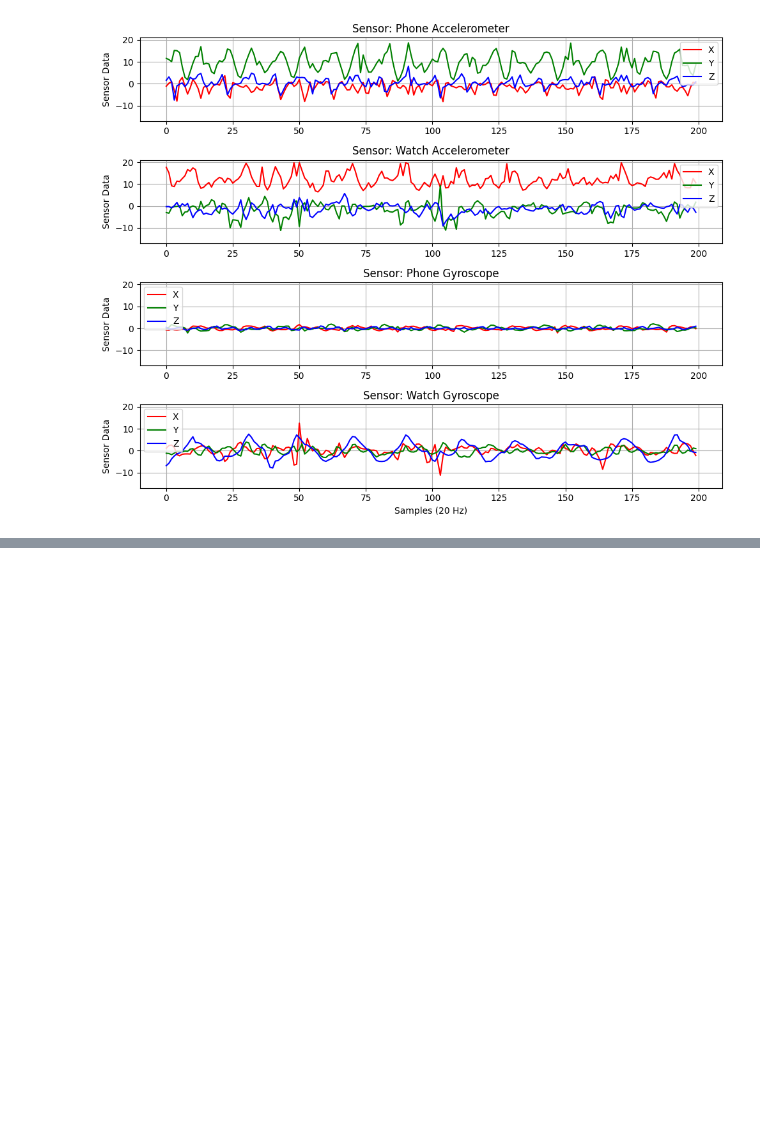
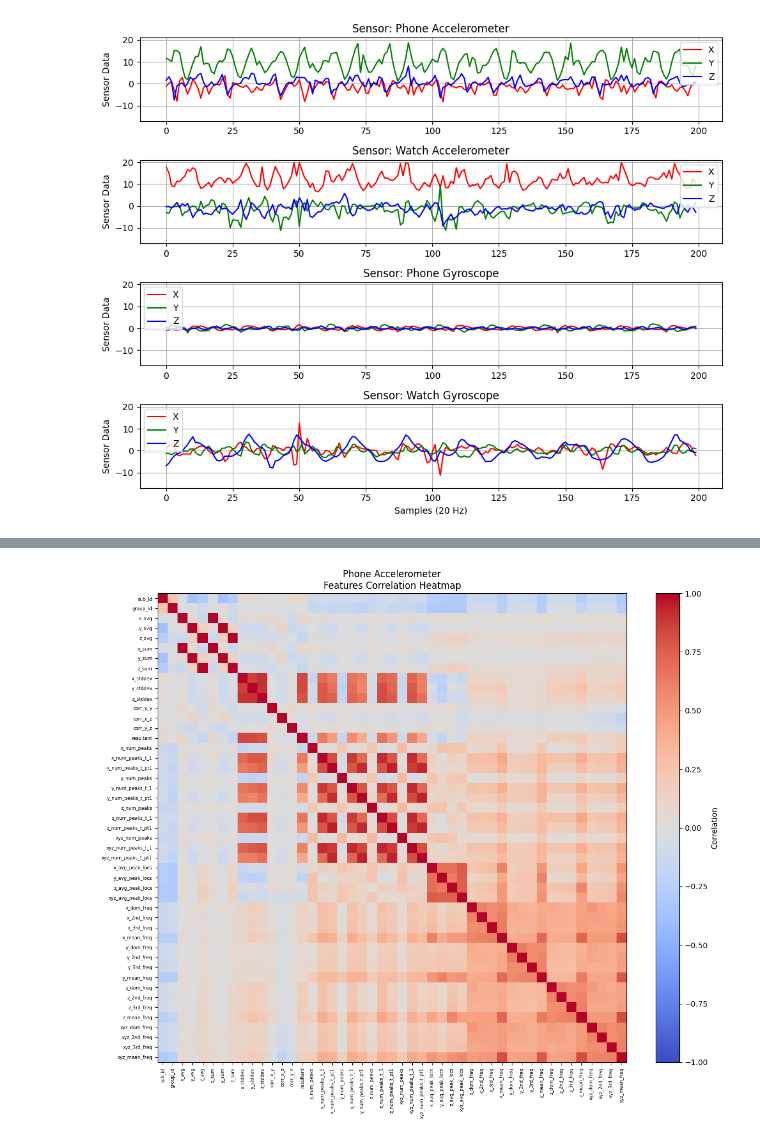
Before and after one commit to tbrehme-v/dse230, a Jupyter notebook: EDA.ipynb, the cells around one changed output, grey strips where cells are left out. Drawn from its saved outputs; the diff is of its cells as text; code cells hidden in the pictures; blank space fills up the shorter version.

Commit message:
bug fix; added corr matricies

```diff
--- a/EDA.ipynb
+++ b/EDA.ipynb
@@ -746,10 +746,10 @@ numeric_cols = [field.name for field in df_watch_a_seg.schema.fields if isinstan
 to_select = ["activity"] + numeric_cols
 
 
-pddf_phone_a = df_phone_a_seg.select(numeric_cols).toPandas()
-pddf_watch_a = df_watch_a_seg.select(numeric_cols).toPandas()
-pddf_phone_g = df_phone_g_seg.select(numeric_cols).toPandas()
-pddf_watch_g = df_watch_g_seg.select(numeric_cols).toPandas()
+pddf_phone_a = df_phone_a_seg.select(to_select).toPandas()
+pddf_watch_a = df_watch_a_seg.select(to_select).toPandas()
+pddf_phone_g = df_phone_g_seg.select(to_select).toPandas()
+pddf_watch_g = df_watch_g_seg.select(to_select).toPandas()
 # %%
 #Save CSV for future work
 path = "/home/work/Final/features_"
@@ -760,0 +776,23 @@ pddf_watch_g.to_csv(path+"watch_g"+".csv", index=False)
+# %%
+
+def plot_corr(df, df_name):
+
+    corr_matrix = df.drop("activity", axis=1).corr()
+
+    # Plot heatmap
+    plt.figure(figsize=(12, 10))
+    plt.imshow(corr_matrix, interpolation='nearest', cmap='coolwarm', vmin=-1, vmax=1)
+    plt.colorbar(label='Correlation')
+
+    # Label axes
+    tick_marks = np.arange(len(corr_matrix.columns))
+    plt.xticks(tick_marks, corr_matrix.columns, rotation=90, fontsize=6)
+    plt.yticks(tick_marks, corr_matrix.columns, fontsize=6)
+
+    plt.title(df_name + "\nFeatures Correlation Heatmap")
+    plt.tight_layout()
+    plt.show()
+# %%
+plot_corr(pddf_phone_a, "Phone Accelerometer")
+# %% [output]
+[figure, added]
```
Also changed, not shown: parts of 7 cells of this notebook.
